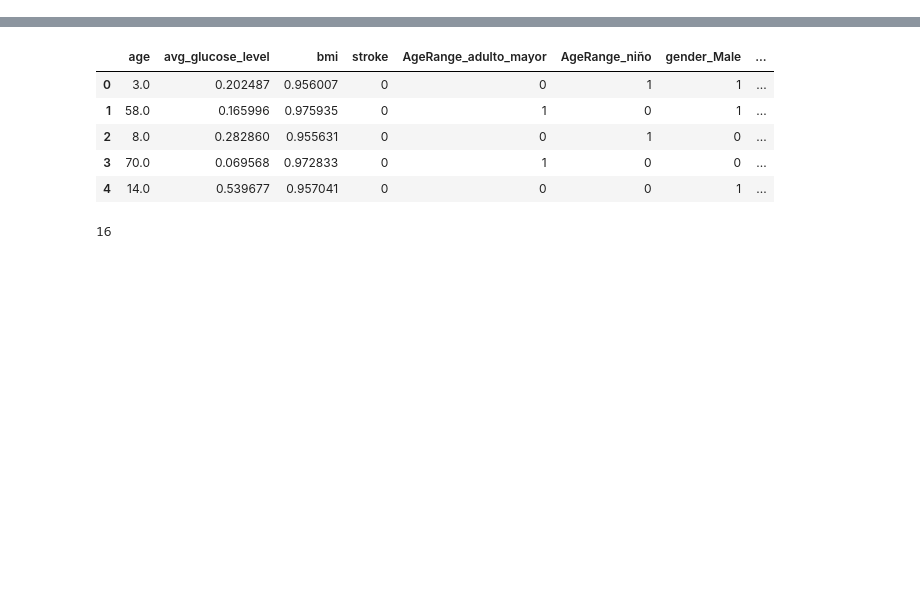
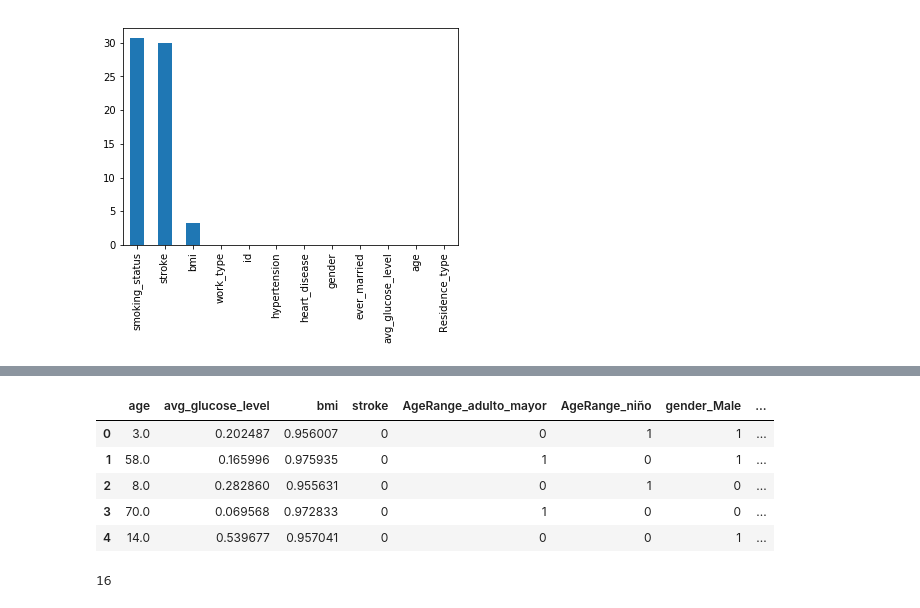
Before and after one commit to jpablofdez/DataScience, a Jupyter notebook: ProjectoFinal.ipynb, the cells around one changed output, grey strips where cells are left out. Saved outputs shown, nothing was run; the diff lists cells and outputs as text; code cells hidden in the pictures; blank space fills up the shorter version.

```diff
--- a/ProjectoFinal.ipynb
+++ b/ProjectoFinal.ipynb
@@ -190,0 +197,2 @@ array([[ 0.05766284, -0.00451147],
+# %%
+a=((joined_data.isnull().sum()/len(joined_data))*100).sort_values(ascending=False)
@@ -190,0 +205,6 @@ array([[ 0.05766284, -0.00451147],
+# %%
+
+a.plot.bar()
+plt.show()
+# %% [output]
+[figure, added]
```
Also changed, not shown: parts of 91 cells of this notebook.
